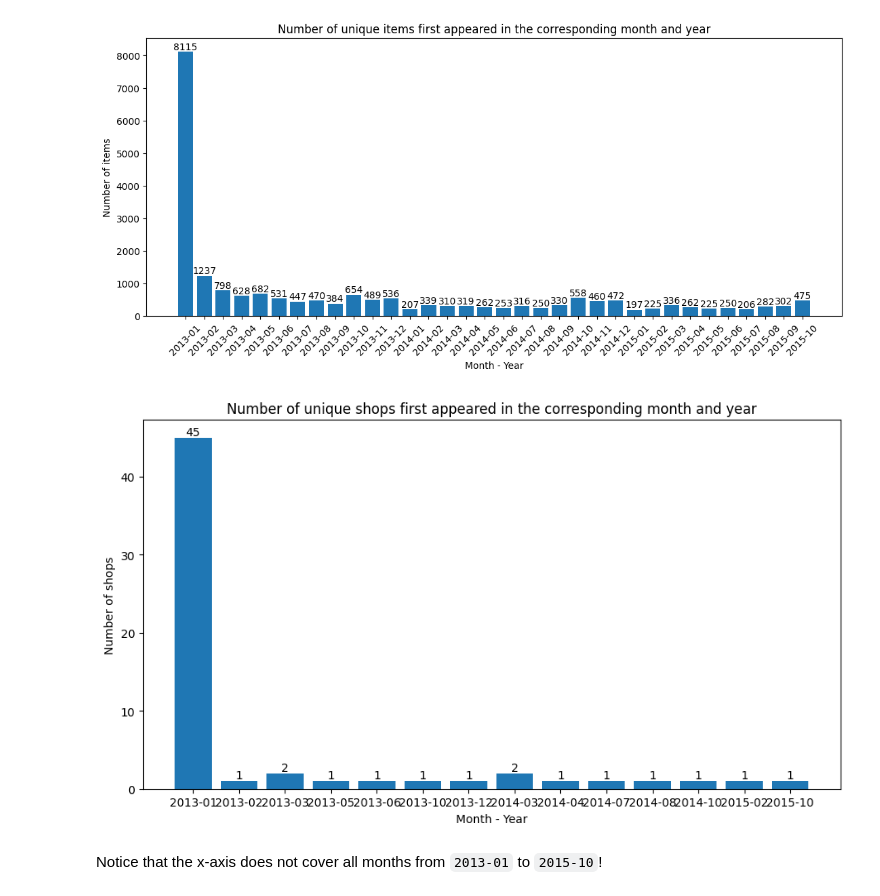
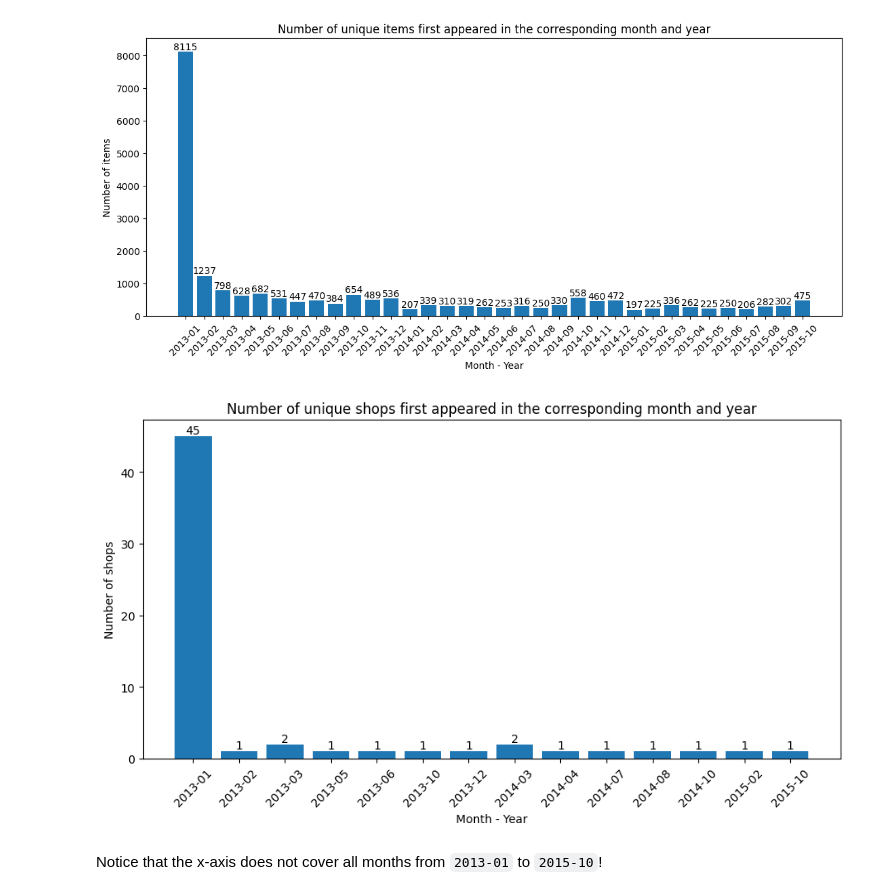
Before and after one commit to thaianle/future-sales-prediction, a Jupyter notebook: 01_analysis.ipynb, the cells around one changed output. Cells and saved outputs as stored; diff of their text form; code cells hidden in the pictures.

````diff
--- a/01_analysis.ipynb
+++ b/01_analysis.ipynb
@@ -791,18 +969,19 @@ plt.show()
 # %%
 # First appearance of each shop_id in the data?
 first_item_appearance = sales_datetime.drop_duplicates(subset = ['shop_id'], ignore_index = True)
 first_item_appearance = first_item_appearance[['month_year', 'shop_id']].groupby('month_year', as_index = False).count()
 
 fig, ax = plt.subplots(figsize = (9, 5))
 ax.bar_label(ax.bar(first_item_appearance['month_year'], first_item_appearance['shop_id']))
+ax.tick_params(axis = 'x', labelrotation = 45)
 plt.tight_layout()
 
 ax.set_xlabel('Month - Year')
 ax.set_ylabel('Number of shops')
 ax.set_title('Number of unique shops first appeared in the corresponding month and year')
 plt.show()
 # %% [output]
-[figure, old version]
+[figure, new version]
 # %% [markdown]
 Notice that the x-axis does not cover all months from ```2013-01``` to ```2015-10```!
 # %% [markdown]
````
Also changed, not shown: parts of 12 cells of this notebook, 1 other file.
